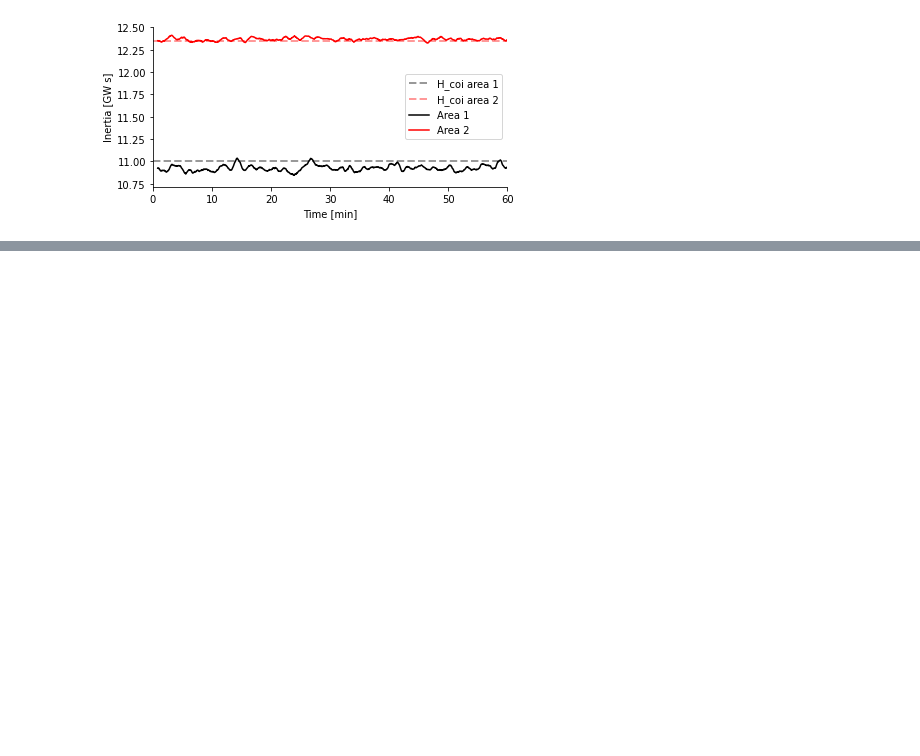
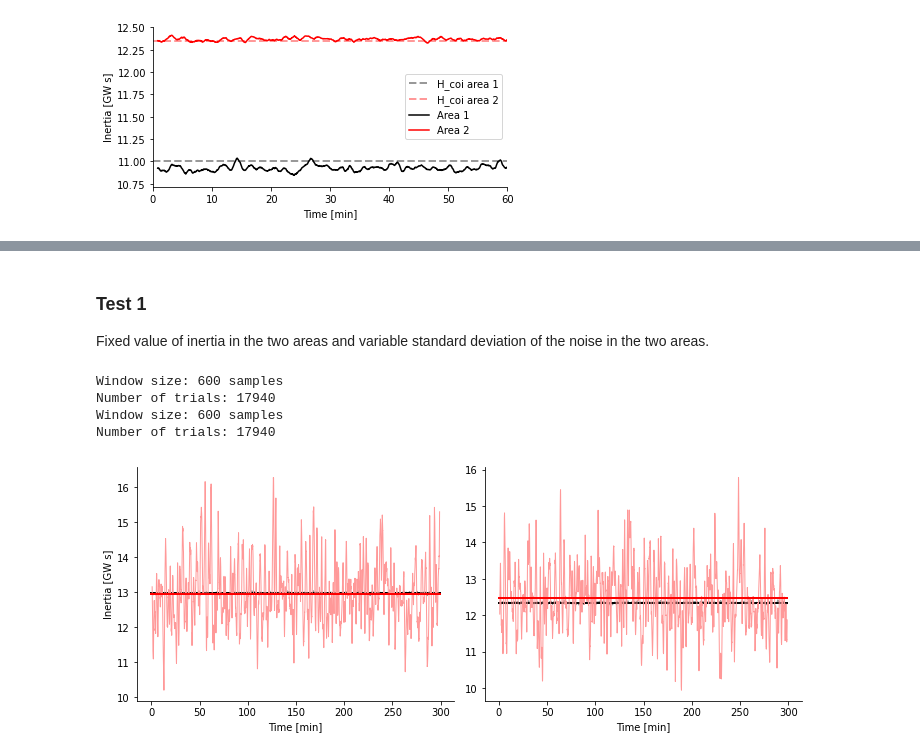
Before and after one commit to danielelinaro/inertia, a Jupyter notebook: notebooks/Inertia_estimation_two-area_multi_area.ipynb, the cells around one changed output, grey strips where cells are left out. Cells and saved outputs as stored; diff of their text form; code cells hidden in the pictures; blank space fills up the shorter version.

```diff
--- a/notebooks/Inertia_estimation_two-area_multi_area.ipynb
+++ b/notebooks/Inertia_estimation_two-area_multi_area.ipynb
@@ -28,15 +28,17 @@ project_name = 'inertia'
 area_IDs = [1, 2]
 D = 2
 DZA = 60
-global_inertia = True
-if global_inertia:
+energy_inertia = True
+if energy_inertia:
     tag = Tag('area_inertia_global')
     func = np.sum
     inertia_units = 'GW s'
+    suffix = 'energy_inertia'
 else:
     tag = Tag('area_inertia_coi')
     func = np.mean
     inertia_units = 's'
+    suffix = 'coi_inertia'
 query = Tag('two-area') & \
         Tag('_'.join([f'area{area_id}' for area_id in area_IDs])) & \
         Tag(f'D={D}') & \
@@ -176,7 +178,7 @@ var_names = 'omegael_bus{}','Pe_bus{}'
 for i,(H,bus_ID) in enumerate(zip(H_values, bus_IDs)):
     j = 0 if bus_ID == 7 else 1
     k = i % 2
-    if global_inertia:
+    if energy_inertia:
         h = [np.sum(H[:2]), np.sum(H[2:])]
     else:
         h = [np.mean(H[:2]), np.mean(H[2:])]
@@ -218,7 +220,7 @@ ax[-1][0].set_ylabel(f'Inertia [{inertia_units}]')
 ax[-2][0].set_xlabel('Time [s]')
 ax[-2][1].set_xlabel('Fraction')
 fig.tight_layout()
-fig.savefig('multi_area_prediction_const_H.pdf')
+fig.savefig(f'multi_area_prediction_const_H_{suffix}.pdf')
 # %% [output]
 [figure]
 # %% [markdown]
@@ -764,0 +771,63 @@ fig.tight_layout()
+# %% [markdown]
+### Test 1
+
+Fixed value of inertia in the two areas and variable standard deviation of the noise in the two areas.
+# %%
+default_H = [6.5, 6.5, 6.175, 6.175]
+
+window_dur = 60
+window_step = 10
+
+H_values = [
+    default_H,
+    default_H
+]
+N_H = len(H_values)
+# standard deviation of the OU noise simulating the stochastic loads in the two areas
+c = [0.1, 0.5, 0.1]
+suffixes = ['1_random_load', f'{len(c)}_random_loads']
+c_suffixes = ['', '_c=' + ','.join(map(str, c))]
+data = []
+data_normalized = []
+inertia = []
+
+var_names = [var_name.format(bus_ID) for bus_ID in (7,9) for var_name in ['omegael_bus{}', 'Pe_bus{}']]
+data_mean = {var_name: x_train_mean[k] for k,var_name in enumerate(var_names)}
+data_std = {var_name: x_train_std[k] for k,var_name in enumerate(var_names)}
+
+for H, suffix, c_suffix in zip(H_values, suffixes, c_suffixes):
+    data_file = data_dir + f'/inertia_{H[0]:.3f}_{H[1]:.3f}_{H[2]:.3f}_{H[3]:.3f}_{suffix}{c_suffix}.h5'
+
+    t, dat, data_norm, data_sliding, _ = load_data_slide([data_file],
+                                                        var_names,
+                                                        data_mean,
+                                                        data_std,
+                                                        window_dur,
+                                                        window_step,
+                                                        verbose = True)
+    data.append(dat)
+    data_normalized.append(data_norm)
+    dt = np.diff(t[:2])[0]
+    time, HH, _ = predict(model, data_sliding, window_step, dt)
+    inertia.append(HH)
+# %% [output]
+Window size: 600 samples
+Number of trials: 17940
+Window size: 600 samples
+Number of trials: 17940
+# %%
+cmap = [[0,0,0], [1,0,0]]
+fig,ax = plt.subplots(1, 2, figsize=(10,4))
+for i in range(2):
+    for j in range(2):
+        col = np.min(np.array([np.array(cmap[j]) + np.array([.6,.6,.6]), [1,1,1]]), axis=0)
+        ax[i].plot(time / 60, inertia[j][:,i], lw=1, color=col)
+        ax[i].plot(time[[0,-1]] / 60, np.nanmean(inertia[j][:,i]) + \
+                   np.zeros(2), lw=2, color=cmap[j])
+    for side in 'right','top':
+        ax[i].spines[side].set_visible(False)
+    ax[i].set_xlabel('Time [min]')
+ax[0].set_ylabel(f'Inertia [{inertia_units}]')
+fig.tight_layout()
+# %% [output]
+[figure, added]
```
Also changed, not shown: parts of 12 cells of this notebook, 5 other files.
